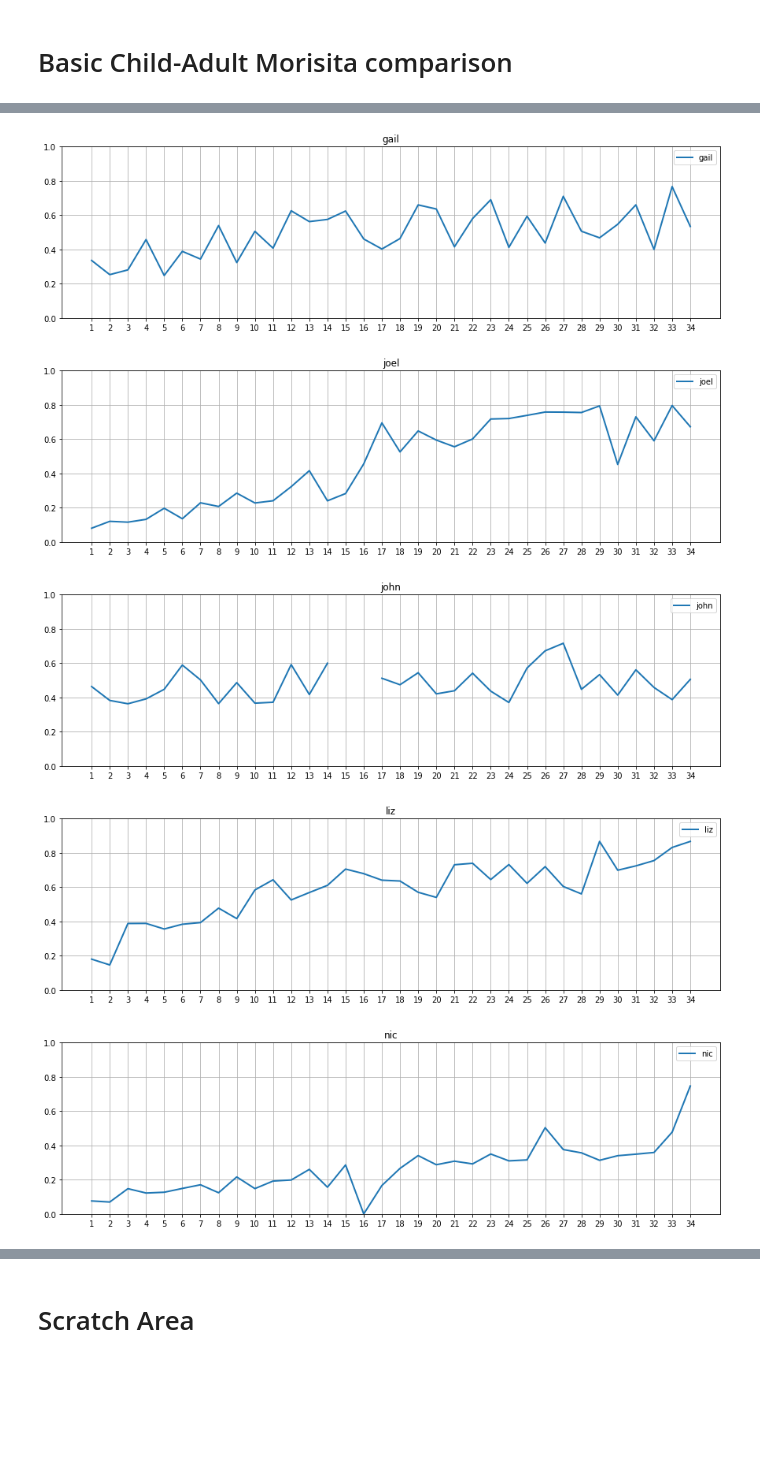
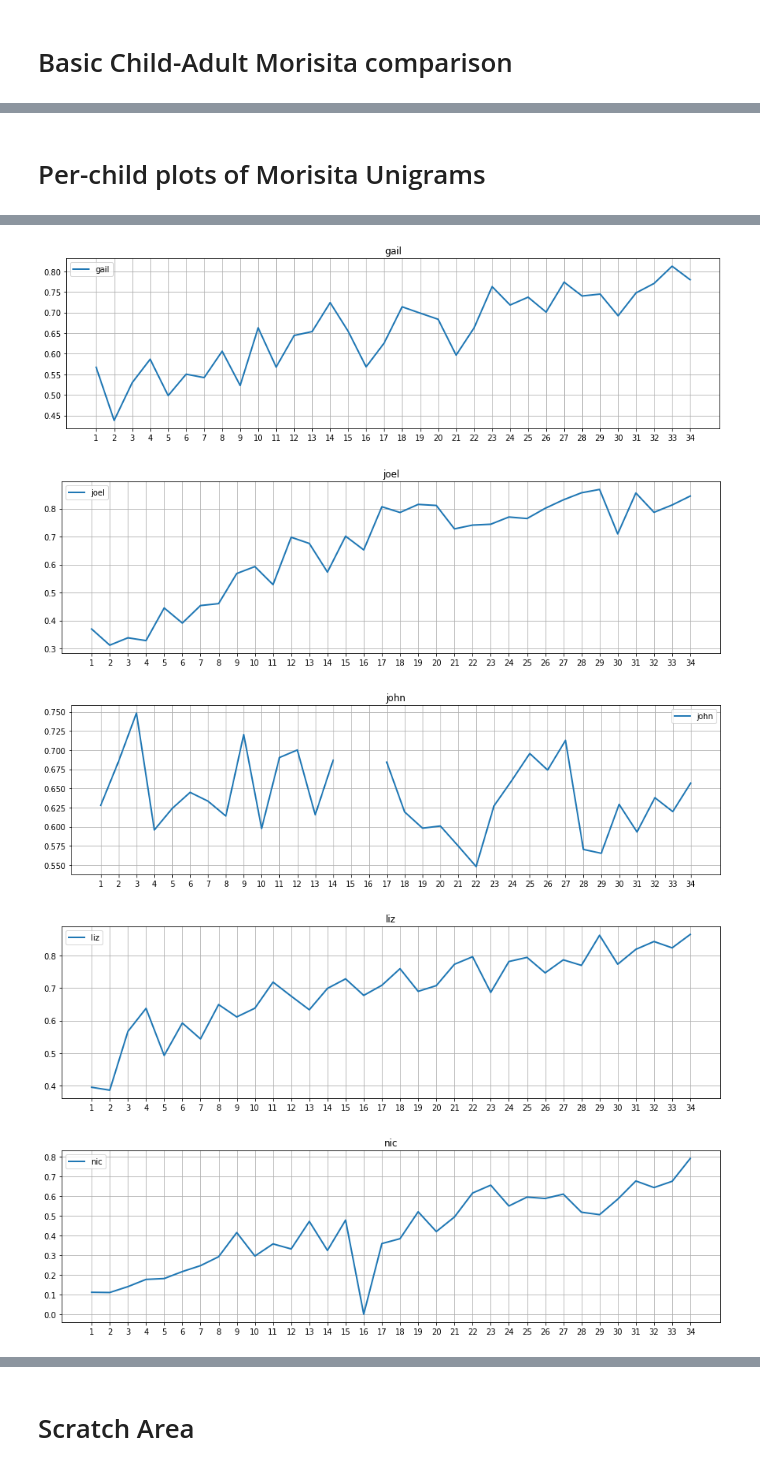
Before and after one commit to pfeyz/formulae-project, a Jupyter notebook: Morisita.ipynb, the cells around one changed output, grey strips where cells are left out. Saved outputs shown, nothing was run; the diff lists cells and outputs as text; code cells hidden in the pictures; blank space fills up the shorter version.

```diff
--- a/Morisita.ipynb
+++ b/Morisita.ipynb
@@ -9,27 +18,29 @@ import matplotlib.pyplot as plt
 
 from dataset import get_manchester
 # %%
-def morisita(a, b, randomize=False):
+def morisita(a, b, drop_zeros=False, randomize=False):
     if randomize:
         b.index = np.random.permutation(b.index)
-    a, b = a.align(b, fill_value=0)
+    if drop_zeros:
+        df = pd.DataFrame({'a': a, 'b': b}).dropna(how='any')
+        a, b = df.a, df.b
+    else:
+        a, b = a.align(b, fill_value=0)
+    a = a / a.sum()
+    b = b / b.sum()
     numer = np.dot(a, b)
     denom = np.square(a).sum() + np.square(b).sum()
     return 2 * numer / denom
+
+def morisita_child_adult(df, drop_zeros=False):
+    child = df[df.speaker.eq('CHI')].ngram.value_counts()
+    adult = df[df.speaker.eq('MOT')].ngram.value_counts()
+    return morisita(child, adult, drop_zeros=drop_zeros)
+
+def morisita_adult_adult(df, corpus1, corpus2):
+    adult1 = df[df.speaker.eq('MOT') & df.corpus.eq(corpus1)].ngram.value_counts()
+    adult2 = df[df.speaker.eq('MOT') & df.corpus.eq(corpus2)].ngram.value_counts()
+    return morisita(adult1, adult2)
-# %%
-def morisita_child_adult(df):
-    child = df[df.speaker.eq('CHI')].ngram.value_counts()
-    adult = df[df.speaker.eq('MOT')].ngram.value_counts()
-    child = child / child.sum()
-    adult = adult / adult.sum()
-    return morisita(child, adult)
-
-def morisita_adult_adult(df, corpus1, corpus2):
-    adult1 = df[df.speaker.eq('MOT') & df.corpus.eq(corpus1)].ngram.value_counts()
-    adult2 = df[df.speaker.eq('MOT') & df.corpus.eq(corpus2)].ngram.value_counts()
-    adult1 = adult1 / adult1.sum()
-    adult2 = adult2 / adult2.sum()
-    return morisita(adult1, adult2)
 # %%
 def per_session_plot(title):
     plt.grid()
@@ -107,15 +118,17 @@ groups = pd.DataFrame(
 # plt.plot(stats.index, stats['max'])
 # plt.ylim(0, 1)
 # per_session_plot('Per-session morisita index across all children - {}'.format(name))
+# %% [markdown]
+<a id='per-child-unigram'></a>
+# Per-child plots of Morisita Unigrams
 # %%
 plt.rcParams['figure.figsize'] = 15, 4
 
 children = unigrams.corpus.unique()
 
 for index, child in enumerate(children):
-    plot_child(child, 2)
+    plot_child(unigrams, child, 2)
 plt.legend();
 
-In [1]:
 per_session_plot('Morisita index for all children')
 # %% [output]
@@ -127,5 +140,5 @@ per_session_plot('Morisita index for all children')
-[figure, old version]
+[figure, new version]
-[figure, old version]
+[figure, new version]
-[figure, old version]
+[figure, new version]
-[figure, old version]
+[figure, new version]
-[figure, old version]
+[figure, new version]
```
Also changed, not shown: parts of 10 cells of this notebook.
